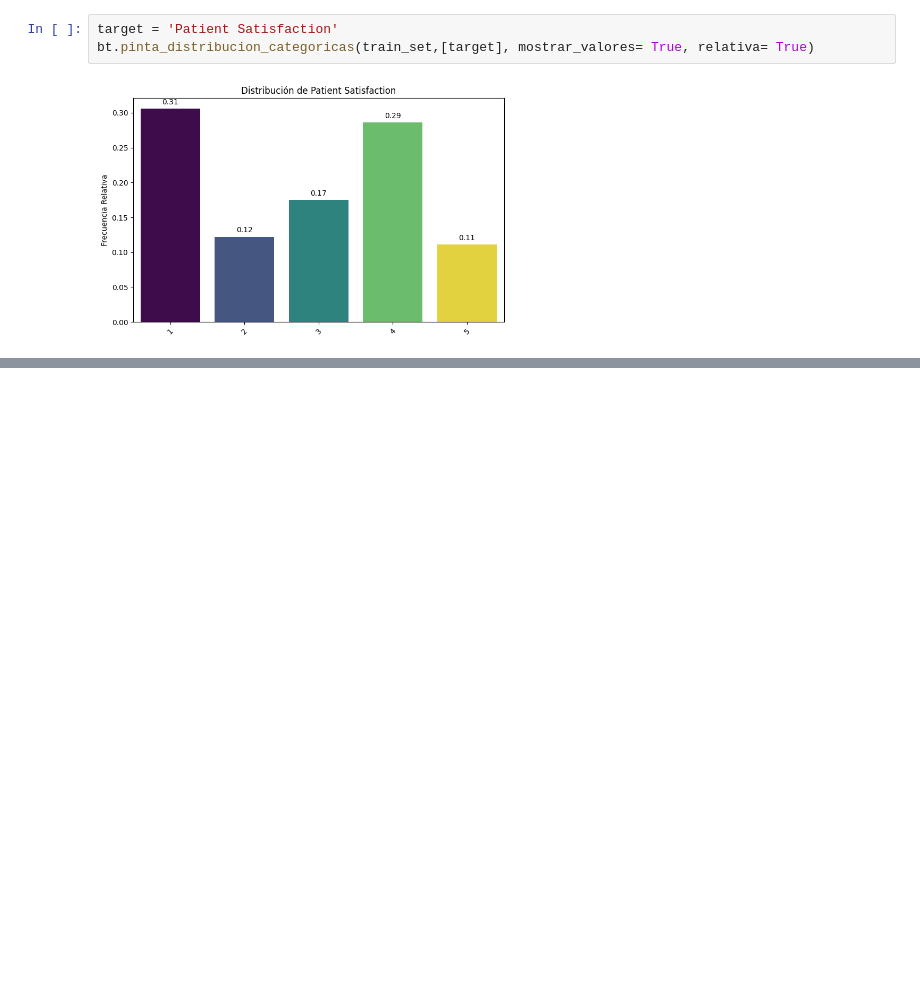
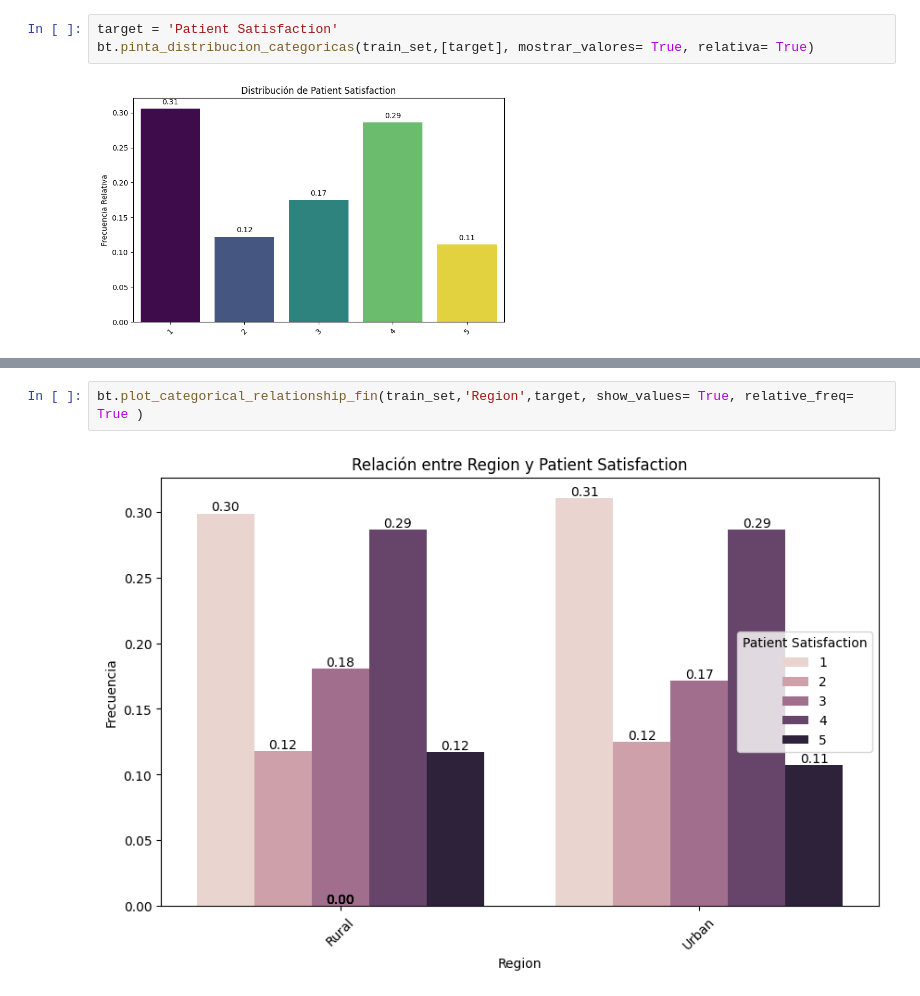
Before and after one commit to nadia0207/ML_Espera_Emergencia, a Jupyter notebook: notebooks/02_LimpiezaEDA.ipynb, the cells around one changed output, grey strips where cells are left out. Drawn from its saved outputs; the diff is of its cells as text; blank space fills up the shorter version.

```diff
--- a/notebooks/02_LimpiezaEDA.ipynb
+++ b/notebooks/02_LimpiezaEDA.ipynb
@@ -228,0 +273,4 @@ bt.pinta_distribucion_categoricas(train_set,[target], mostrar_valores= True, rel
+# %%
+bt.plot_categorical_relationship_fin(train_set,'Region',target, show_values= True, relative_freq= True )
+# %% [output]
+[figure, added]
```
Also changed, not shown: parts of 20 cells of this notebook.
